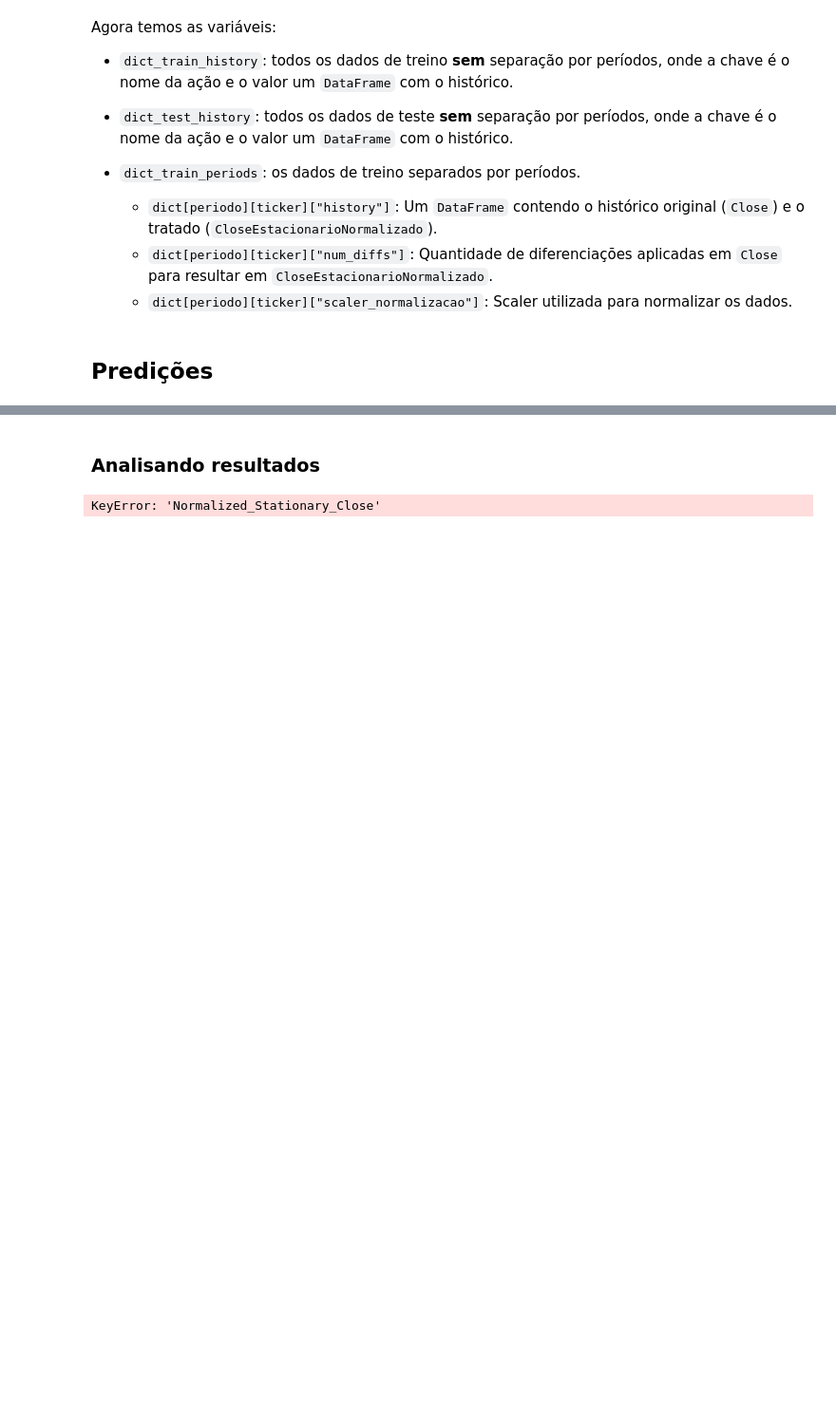
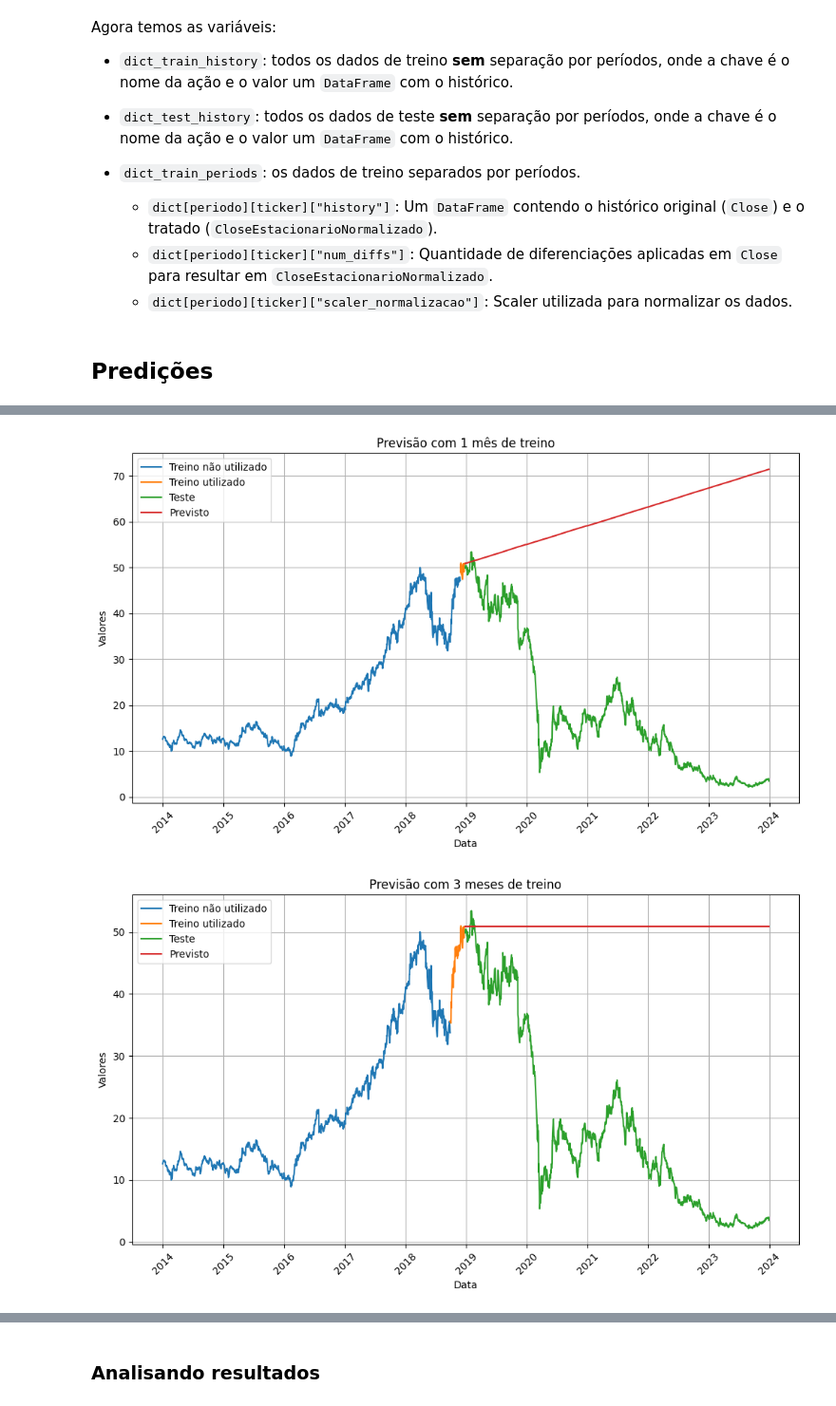
Before and after one commit to KayoRBC/TCC, a Jupyter notebook: notebook.ipynb, the cells around one changed output, grey strips where cells are left out. Shown at 95% size. Drawn from its saved outputs; the diff is of its cells as text; code cells hidden in the pictures; blank space fills up the shorter version.

Commit message:
feat(Ingenuo): adiciona metodo ingenuo

```diff
--- a/notebook.ipynb
+++ b/notebook.ipynb
@@ -981,0 +892,26 @@ plt.plot(dict_train_history["EMBR3.SA"]['Normalized_Stationary_Close'].index, di
+# %%
+def predizer_precos_com_ingenuo(train_history, n_pred):
+    last_price = train_history["CloseEstacionarioNormalizado"].iloc[-1]
+    return np.full(n_pred, last_price)
+
+def predizer_todas_as_acoes_com_ingenuo(dict_train_periods, dict_test_history):
+    dict_pred = dict()
+    progress = 0
+    for periodo, dict_tickers in dict_train_periods.items():
+        if not dict_pred.__contains__(periodo):
+            dict_pred[periodo] = dict()
+        for ticker_name, dict_ticker_details in dict_tickers.items():
+            progress += 1
+            print(f"Progresso: {progress} - {ticker_name} | Período treinamento: {periodo}")
+            test_history = dict_test_history[ticker_name]
+            if not dict_pred[periodo].__contains__(ticker_name):
+                train_history=dict_ticker_details["history"]
+                lst_pred = predizer_precos_com_ingenuo(train_history=train_history, n_pred=len(test_history))
+
+                lst_pred_revertido = inverse_normalization(lst_pred, scaler=dict_ticker_details["scaler_normalizacao"])
+                lst_pred_revertido = inverse_differencing(train_history, pred_differentiated_series=lst_pred_revertido, num_diffs=dict_ticker_details["num_diffs"])
+
+                dict_pred[periodo][ticker_name] =pd.DataFrame({'PredCloseEstacionarioNormalizado': lst_pred, "PredCloseRevertido": lst_pred_revertido}, index=test_history.index)
+    return dict_pred
+
+dict_ingenuo_pred_results = predizer_todas_as_acoes_com_ingenuo(dict_train_periods, dict_test_history)
@@ -981,0 +987,5 @@ plt.plot(dict_train_history["EMBR3.SA"]['Normalized_Stationary_Close'].index, di
+# %%
+plot_first_ticker_model_results(dict_ingenuo_pred_results, dict_train_periods, dict_test_history, dict_train_history)
+# %% [output]
+[figure, added]
+[figure, added]
@@ -1054,7 +1068,7 @@ def mostrar_grafico_mapes(dict_pred_results, test_history):
         # Título e labels
         ax.set_xlabel('Períodos de treinamento')
         ax.set_ylabel('MAPE médio (%)')
-        ax.set_title(f'Comparação entre ARIMA e LSTM por Período de treinamento prevendo {periodo}')
+        ax.set_title(f'Comparação entre ARIMA, LSTM e método ingênuo por Período de treinamento prevendo {periodo}')
         ax.set_xticks(index + bar_width / 2)
         ax.set_xticklabels(periodos)
         ax.legend()
@@ -1064,5 +1078,3 @@ def mostrar_grafico_mapes(dict_pred_results, test_history):
         plt.show()
 
 mostrar_grafico_mapes(dict_pred_results, dict_test_history)
-# %% [output]
-KeyError: 'Normalized_Stationary_Close'
```
Also changed, not shown: parts of 37 cells of this notebook, 2 other files.
